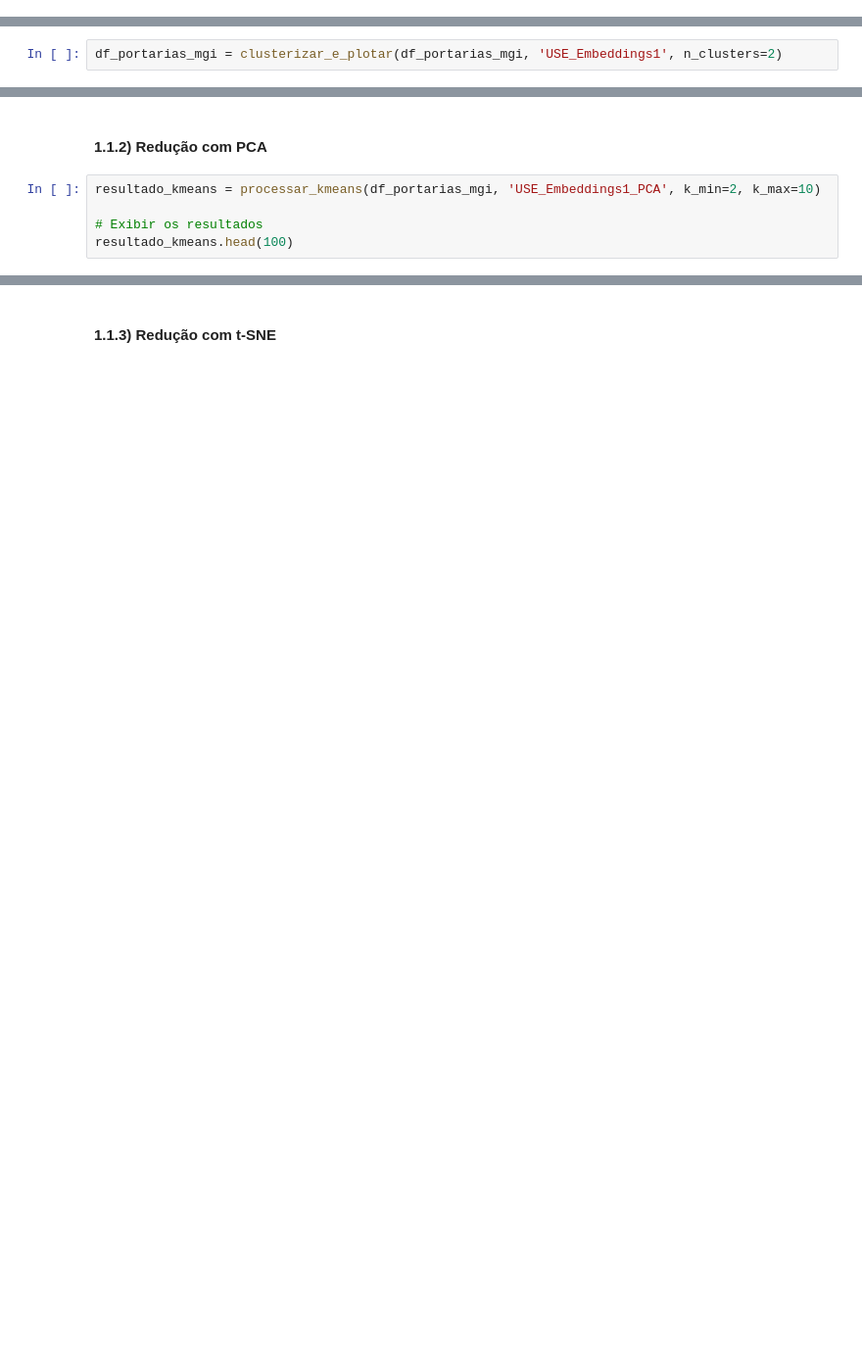
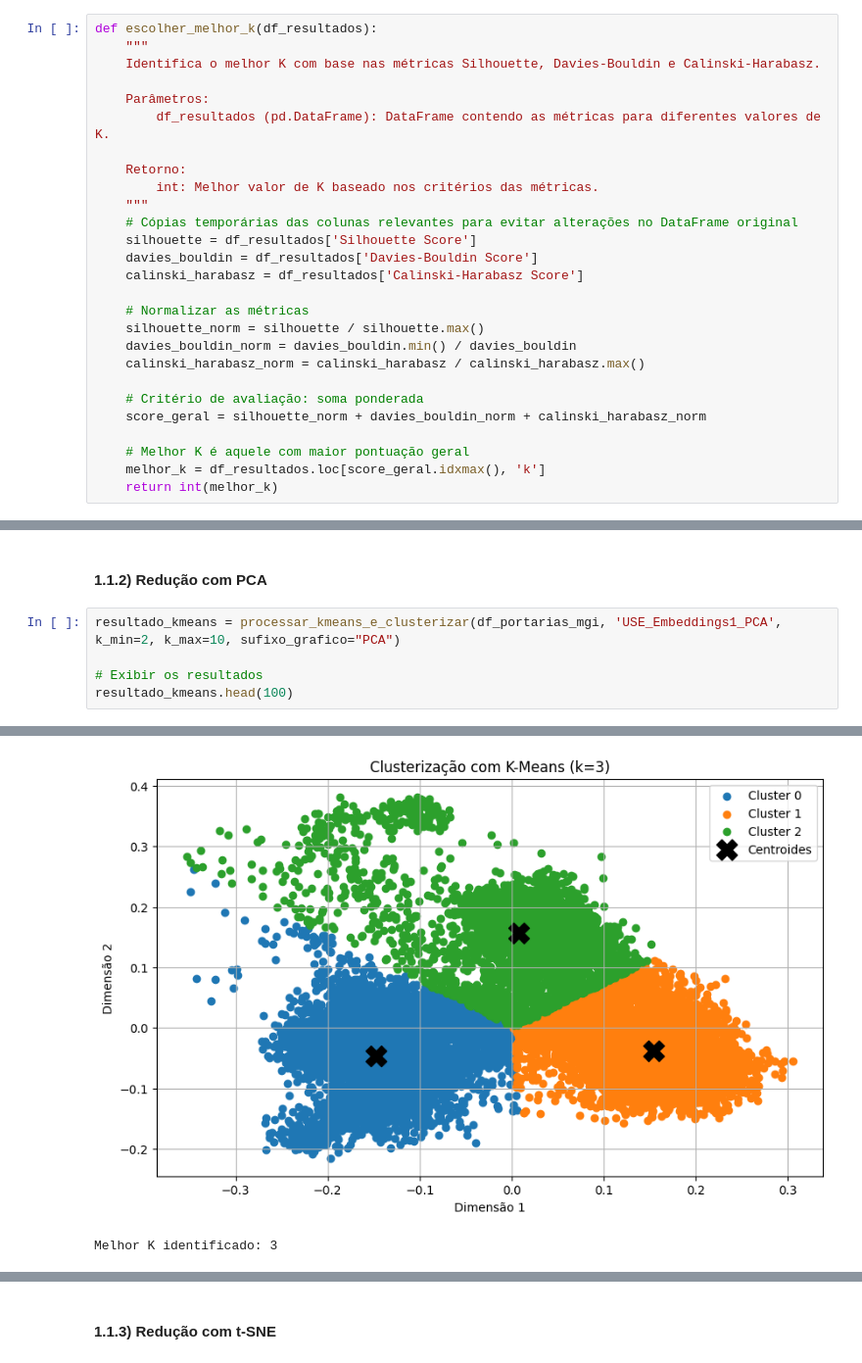
Before and after one commit to aqcorreia/PPCA-MD-Trabalho, a Jupyter notebook: 06_1_Clustering_KMeans.ipynb, the cells around one changed output, grey strips where cells are left out. Shown at 98% size. Cells and saved outputs as stored; diff of their text form; blank space fills up the shorter version.

```diff
--- a/06_1_Clustering_KMeans.ipynb
+++ b/06_1_Clustering_KMeans.ipynb
@@ -208,0 +92,27 @@ def clusterizar_e_plotar(df, coluna, n_clusters, sufixo_coluna="kmeans", sufixo_
+# %%
+def escolher_melhor_k(df_resultados):
+    """
+    Identifica o melhor K com base nas métricas Silhouette, Davies-Bouldin e Calinski-Harabasz.
+
+    Parâmetros:
+        df_resultados (pd.DataFrame): DataFrame contendo as métricas para diferentes valores de K.
+
+    Retorno:
+        int: Melhor valor de K baseado nos critérios das métricas.
+    """
+    # Cópias temporárias das colunas relevantes para evitar alterações no DataFrame original
+    silhouette = df_resultados['Silhouette Score']
+    davies_bouldin = df_resultados['Davies-Bouldin Score']
+    calinski_harabasz = df_resultados['Calinski-Harabasz Score']
+
+    # Normalizar as métricas
+    silhouette_norm = silhouette / silhouette.max()
+    davies_bouldin_norm = davies_bouldin.min() / davies_bouldin
+    calinski_harabasz_norm = calinski_harabasz / calinski_harabasz.max()
+
+    # Critério de avaliação: soma ponderada
+    score_geral = silhouette_norm + davies_bouldin_norm + calinski_harabasz_norm
+
+    # Melhor K é aquele com maior pontuação geral
+    melhor_k = df_resultados.loc[score_geral.idxmax(), 'k']
+    return int(melhor_k)
@@ -228,5 +271,3 @@ resultado_kmeans.head(100)
 | 6 | 8 | 0.120057 | 2.544636 | 1379.171143 |
 | 7 | 9 | 0.120398 | 2.549300 | 1281.408203 |
 | 8 | 10 | 0.126361 | 2.613453 | 1204.827393 |
-# %%
-df_portarias_mgi = clusterizar_e_plotar(df_portarias_mgi, 'USE_Embeddings1', n_clusters=2)
@@ -245,7 +274,7 @@ Gerando gráfico 2D...
 # %% [markdown]
 #### 1.1.2) Redução com PCA
 # %%
-resultado_kmeans = processar_kmeans(df_portarias_mgi, 'USE_Embeddings1_PCA', k_min=2, k_max=10)
+resultado_kmeans = processar_kmeans_e_clusterizar(df_portarias_mgi, 'USE_Embeddings1_PCA', k_min=2, k_max=10, sufixo_grafico="PCA")
 
 # Exibir os resultados
 resultado_kmeans.head(100)
@@ -253,3 +289,5 @@ resultado_kmeans.head(100)
+[figure, added]
+Melhor K identificado: 3
 |  | k | Silhouette Score | Davies-Bouldin Score | Calinski-Harabasz Score |
 | 0 | 2 | 0.535128 | 0.734718 | 24556.466797 |
 | 1 | 3 | 0.604350 | 0.575668 | 38236.160156 |
```
Also changed, not shown: parts of 47 cells of this notebook, 2 other files.
